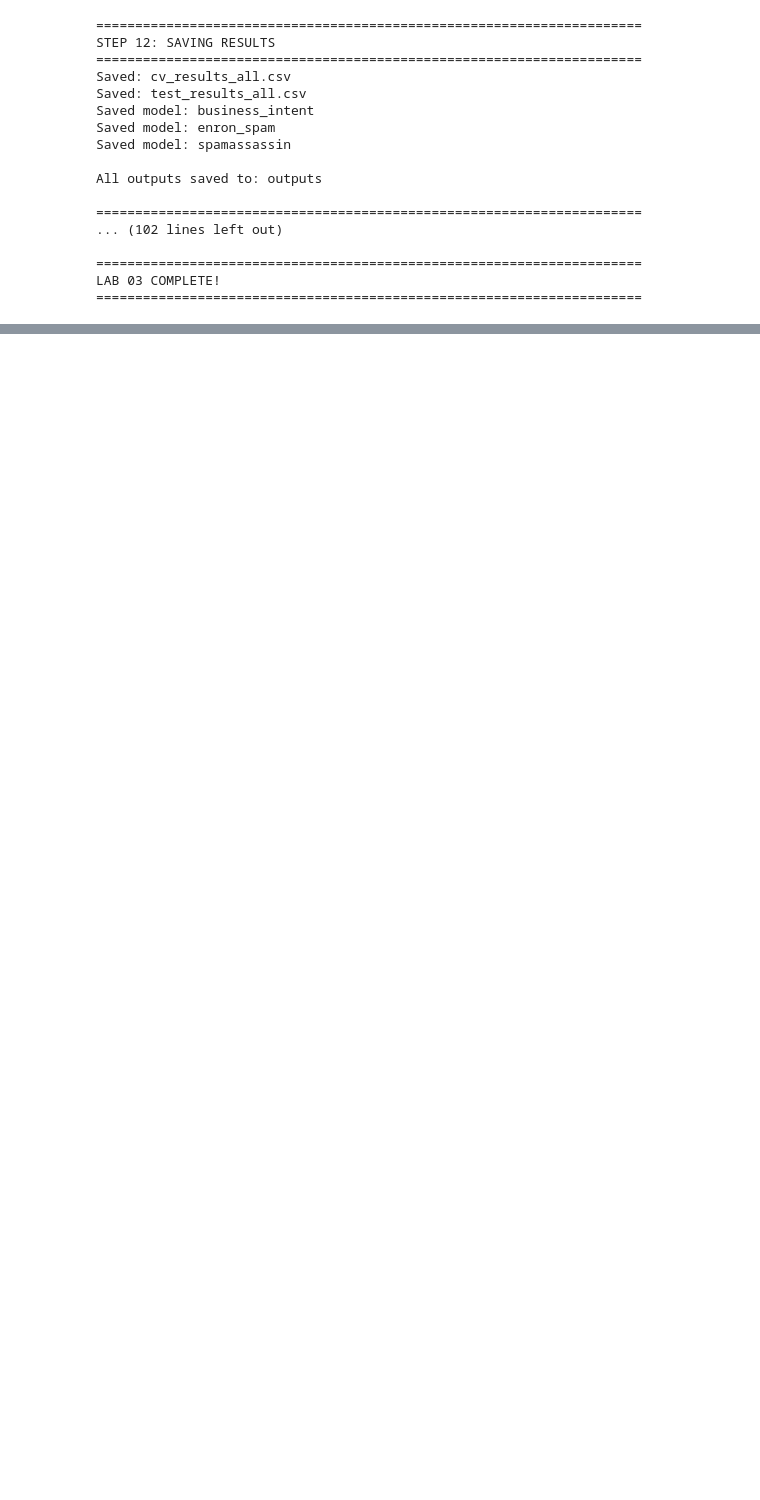
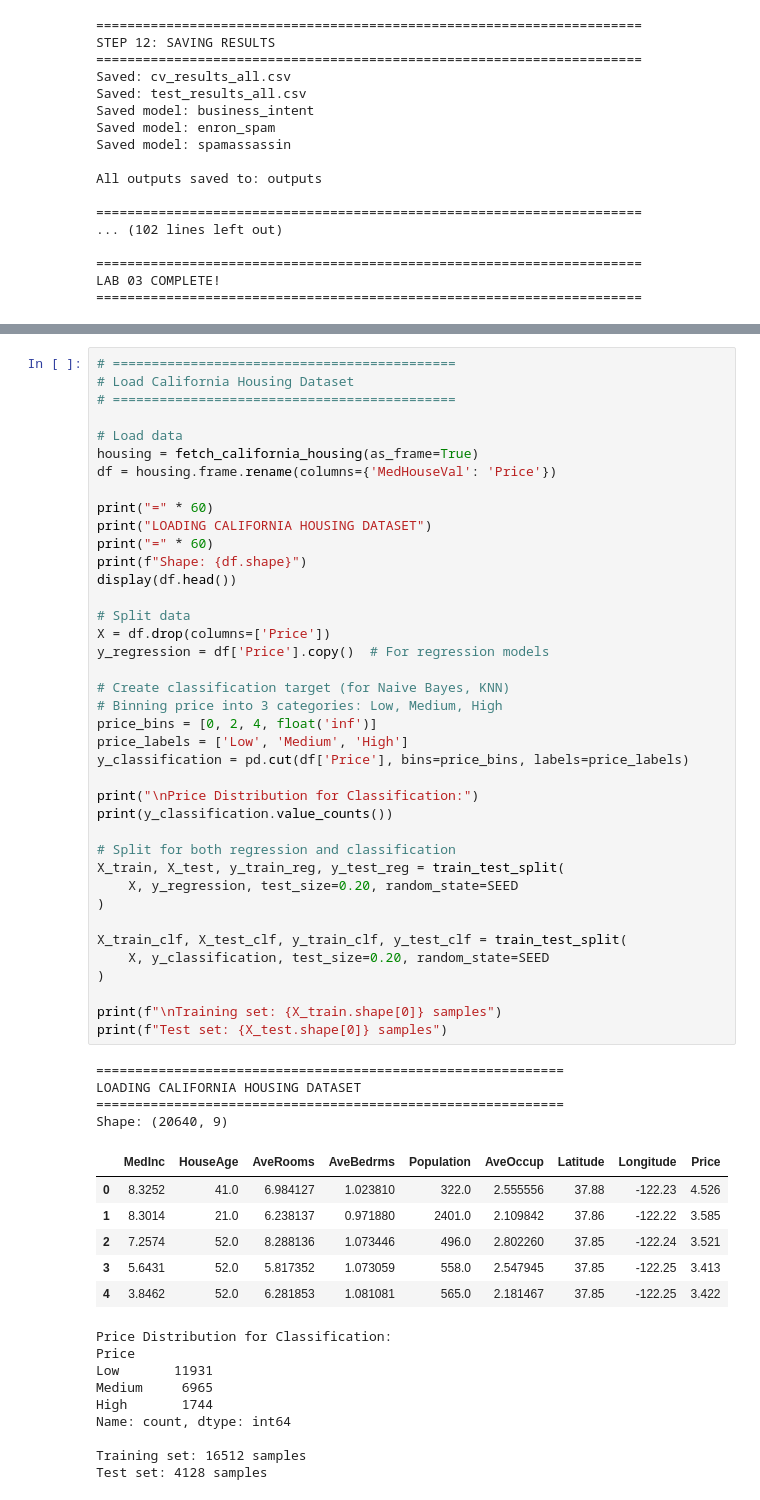
Before and after one commit to Madhumasa84/Adv_predictive, a Jupyter notebook: lab3/lab3da.ipynb, the cells around one changed output, grey strips where cells are left out. Cells and saved outputs as stored; diff of their text form; blank space fills up the shorter version.

```diff
--- a/lab3/lab3da.ipynb
+++ b/lab3/lab3da.ipynb
@@ -644,0 +692,59 @@ LAB 03 COMPLETE!
+# %%
+# ============================================
+# Load California Housing Dataset
+# ============================================
+
+# Load data
+housing = fetch_california_housing(as_frame=True)
+df = housing.frame.rename(columns={'MedHouseVal': 'Price'})
+
+print("=" * 60)
+print("LOADING CALIFORNIA HOUSING DATASET")
+print("=" * 60)
+print(f"Shape: {df.shape}")
+display(df.head())
+
+# Split data
+X = df.drop(columns=['Price'])
+y_regression = df['Price'].copy()  # For regression models
+
+# Create classification target (for Naive Bayes, KNN)
+# Binning price into 3 categories: Low, Medium, High
+price_bins = [0, 2, 4, float('inf')]
+price_labels = ['Low', 'Medium', 'High']
+y_classification = pd.cut(df['Price'], bins=price_bins, labels=price_labels)
+
+print("\nPrice Distribution for Classification:")
+print(y_classification.value_counts())
+
+# Split for both regression and classification
+X_train, X_test, y_train_reg, y_test_reg = train_test_split(
+    X, y_regression, test_size=0.20, random_state=SEED
+)
+
+X_train_clf, X_test_clf, y_train_clf, y_test_clf = train_test_split(
+    X, y_classification, test_size=0.20, random_state=SEED
+)
+
+print(f"\nTraining set: {X_train.shape[0]} samples")
+print(f"Test set: {X_test.shape[0]} samples")
+# %% [output]
+============================================================
+LOADING CALIFORNIA HOUSING DATASET
+============================================================
+Shape: (20640, 9)
+|  | MedInc | HouseAge | AveRooms | AveBedrms | Population | AveOccup | Latitude | Longitude | Price |
+| 0 | 8.3252 | 41.0 | 6.984127 | 1.023810 | 322.0 | 2.555556 | 37.88 | -122.23 | 4.526 |
+| 1 | 8.3014 | 21.0 | 6.238137 | 0.971880 | 2401.0 | 2.109842 | 37.86 | -122.22 | 3.585 |
+| 2 | 7.2574 | 52.0 | 8.288136 | 1.073446 | 496.0 | 2.802260 | 37.85 | -122.24 | 3.521 |
+| 3 | 5.6431 | 52.0 | 5.817352 | 1.073059 | 558.0 | 2.547945 | 37.85 | -122.25 | 3.413 |
+| 4 | 3.8462 | 52.0 | 6.281853 | 1.081081 | 565.0 | 2.181467 | 37.85 | -122.25 | 3.422 |
+Price Distribution for Classification:
+Price
+Low       11931
+Medium     6965
+High       1744
+Name: count, dtype: int64
+
+Training set: 16512 samples
+Test set: 4128 samples
```
Also changed, not shown: parts of 9 cells of this notebook, 22 other files.
